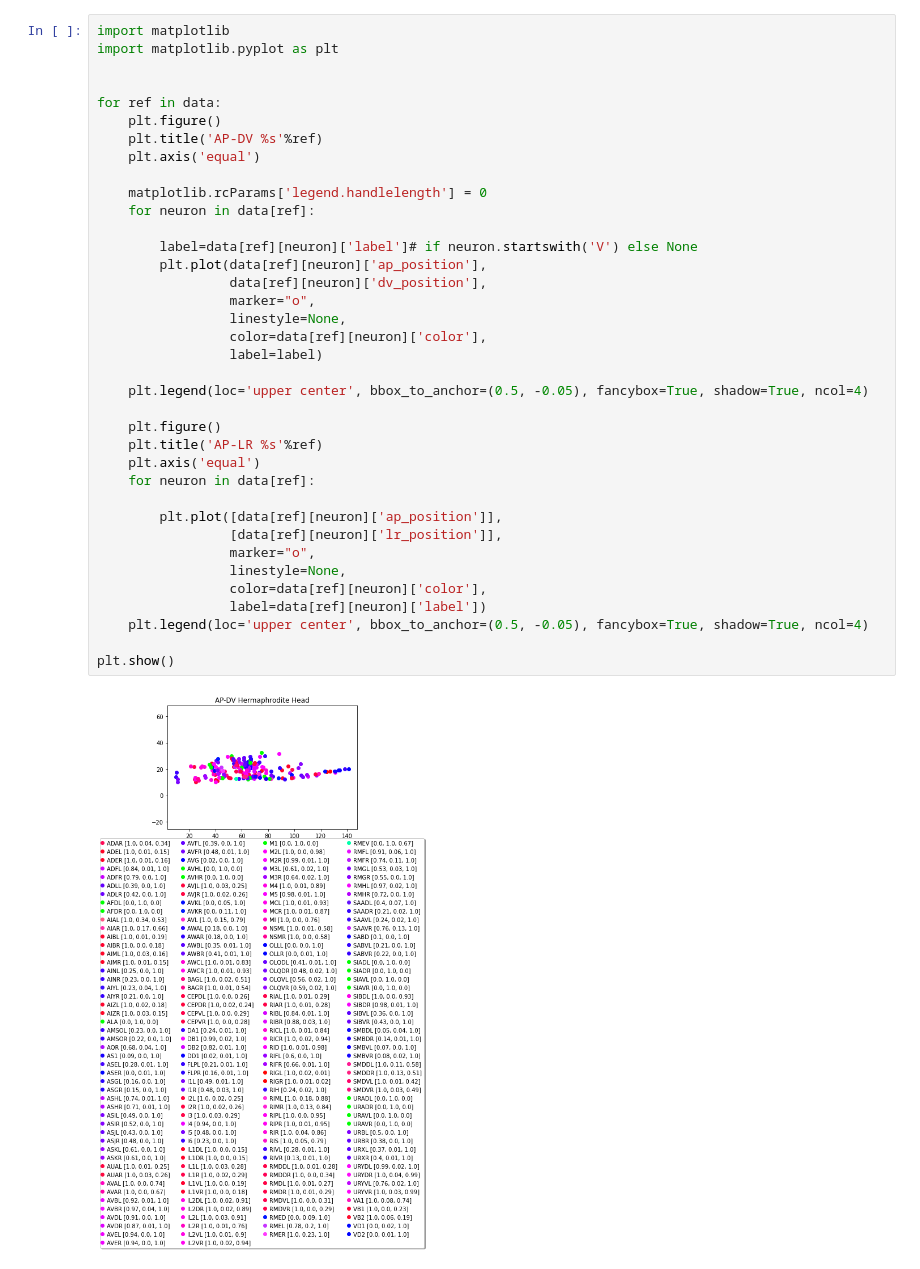
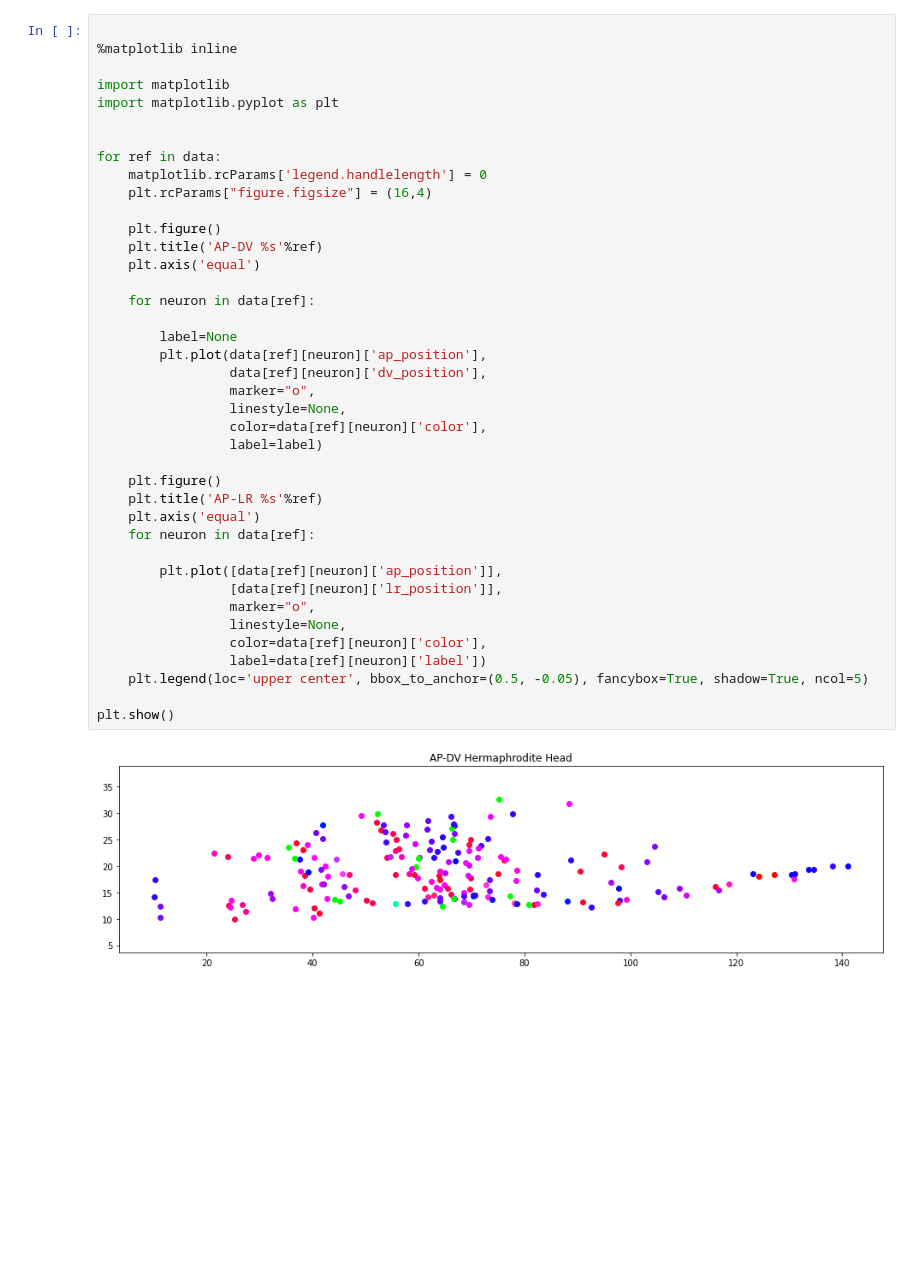
Before and after one commit to openworm/NeuroPAL, a Jupyter notebook: TestLoadingData.ipynb, the cells around one changed output. Drawn from its saved outputs; the diff is of its cells as text; blank space fills up the shorter version.

```diff
--- a/TestLoadingData.ipynb
+++ b/TestLoadingData.ipynb
@@ -77,39 +77,42 @@ for ref in data:
 # %%
+
+%matplotlib inline
+
 import matplotlib
 import matplotlib.pyplot as plt
 
 
 for ref in data:
+    matplotlib.rcParams['legend.handlelength'] = 0
+    plt.rcParams["figure.figsize"] = (16,4)
+
     plt.figure()
     plt.title('AP-DV %s'%ref)
     plt.axis('equal')
 
-    matplotlib.rcParams['legend.handlelength'] = 0
     for neuron in data[ref]:
 
-        label=data[ref][neuron]['label']# if neuron.startswith('V') else None
+        label=None
         plt.plot(data[ref][neuron]['ap_position'],
                  data[ref][neuron]['dv_position'],
                  marker="o",
                  linestyle=None,
                  color=data[ref][neuron]['color'],
                  label=label)
-
-    plt.legend(loc='upper center', bbox_to_anchor=(0.5, -0.05), fancybox=True, shadow=True, ncol=4)
 
     plt.figure()
     plt.title('AP-LR %s'%ref)
     plt.axis('equal')
     for neuron in data[ref]:
 
         plt.plot([data[ref][neuron]['ap_position']],
                  [data[ref][neuron]['lr_position']],
                  marker="o",
                  linestyle=None,
                  color=data[ref][neuron]['color'],
                  label=data[ref][neuron]['label'])
-    plt.legend(loc='upper center', bbox_to_anchor=(0.5, -0.05), fancybox=True, shadow=True, ncol=4)
+    plt.legend(loc='upper center', bbox_to_anchor=(0.5, -0.05), fancybox=True, shadow=True, ncol=5)
 
 plt.show()
 # %% [output]
-[figure, old version]
+[figure, new version]
```
Also changed, not shown: parts of 5 cells of this notebook.
